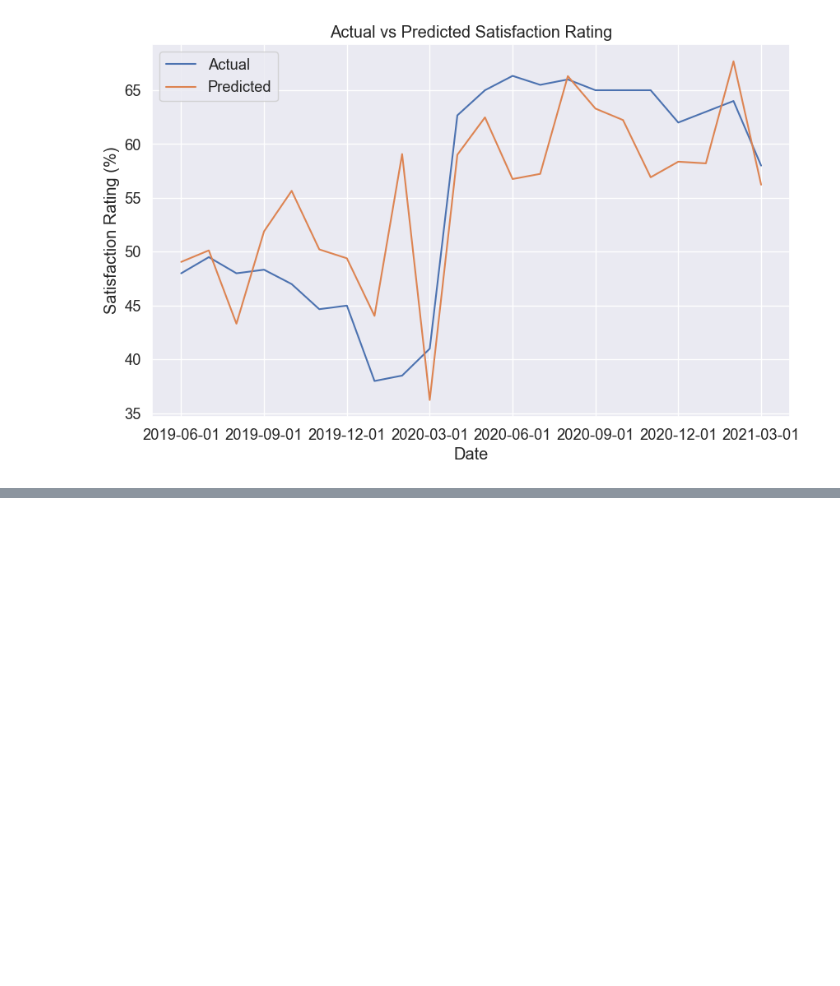
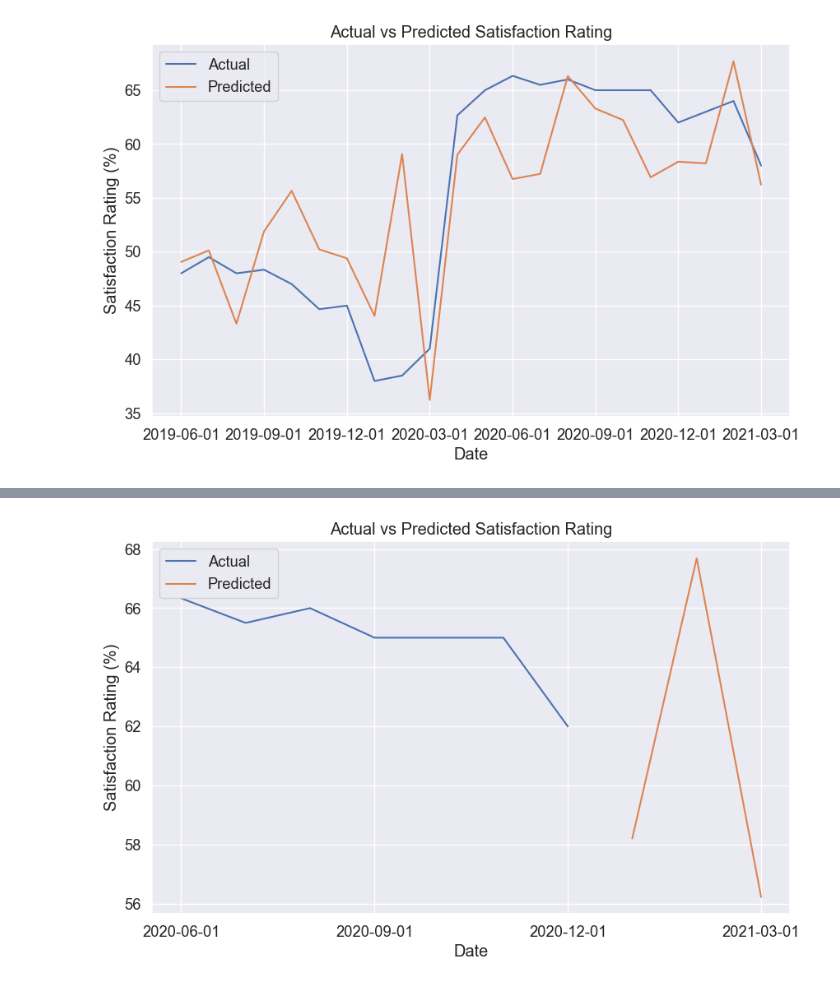
Before and after one commit to Josh-Myers/Predicting_Political_Sentiment, a Jupyter notebook: 3_Modelling.ipynb, the cells around one changed output, grey strips where cells are left out. Drawn from its saved outputs; the diff is of its cells as text; code cells hidden in the pictures; blank space fills up the shorter version.

```diff
--- a/3_Modelling.ipynb
+++ b/3_Modelling.ipynb
@@ -68,0 +102,8 @@ line.xaxis.set_major_locator(ticker.MultipleLocator(3))
+# %%
+# Example of dashboard visualisation
+eg_data = pd.DataFrame({'date': data['date'], 'Actual': data['mor_sat'], 'Predicted': pred_all})
+# %%
+eg_data = eg_data[eg_data['date'] >= '2020-06-01']
+eg_data['Actual'] = eg_data.Actual[eg_data['date'] < '2021-01-01']
+eg_data['Predicted'] = eg_data.Predicted[eg_data['date'] >= '2021-01-01']
+eg_data
@@ -68,0 +122,15 @@ line.xaxis.set_major_locator(ticker.MultipleLocator(3))
+# %%
+eg_data.set_index('date', inplace=True)
+eg_data = eg_data.unstack().reset_index()
+eg_data.columns = ['type', 'Date', 'Satisfaction Rating (%)']
+# %%
+# Create visualisation example of hypothetical dashboard
+fig, line = plt.subplots(figsize = (10,6), dpi = 100)
+line = sns.lineplot(data=eg_data, x='Date', y='Satisfaction Rating (%)', hue='type')
+line.set_title('Actual vs Predicted Satisfaction Rating');
+line.legend(title="");
+sns.set(font_scale=1.2);
+line.xaxis.set_major_locator(ticker.MultipleLocator(3))
+fig.savefig("example_dashboard.png")
+# %% [output]
+[figure, added]
```
Also changed, not shown: parts of 8 cells of this notebook, 1 other file.
